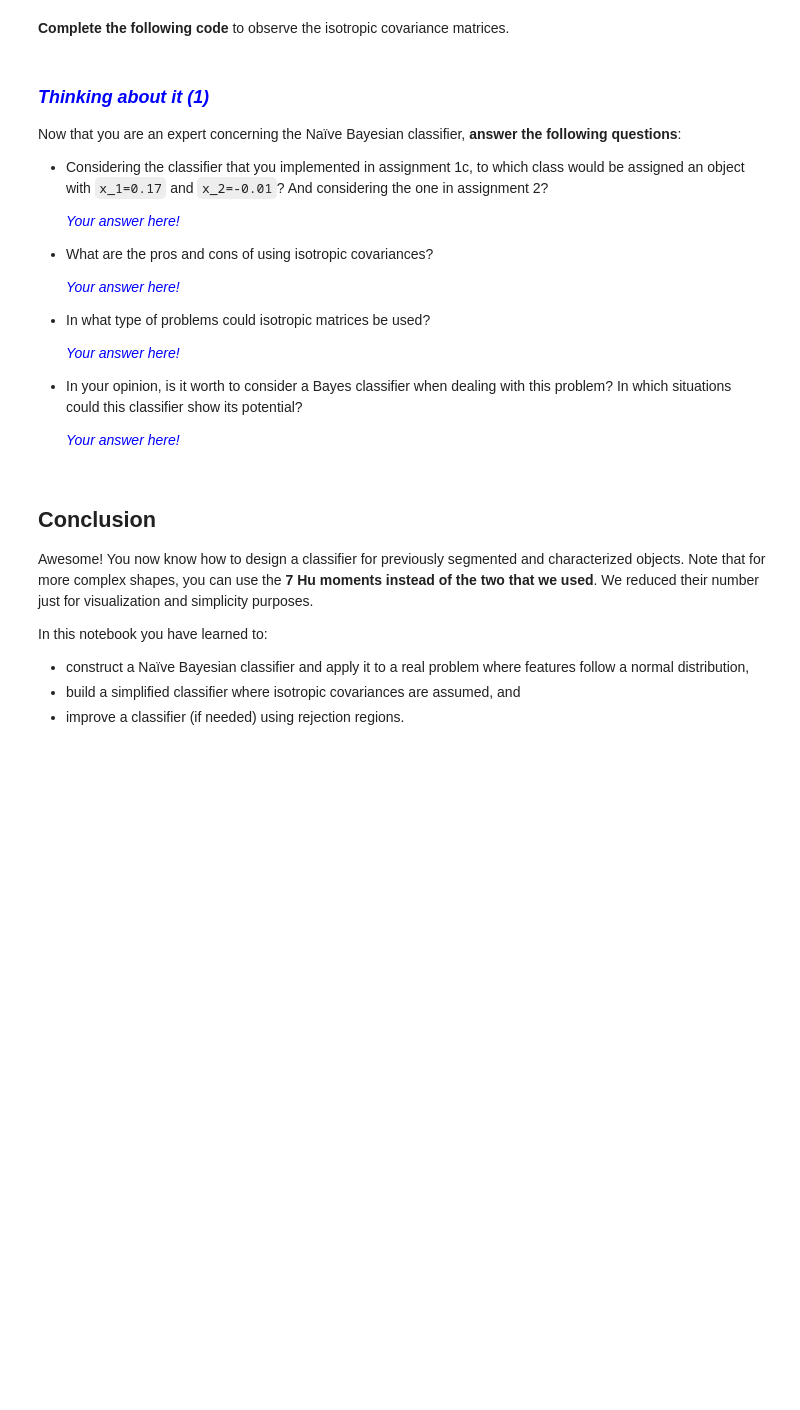
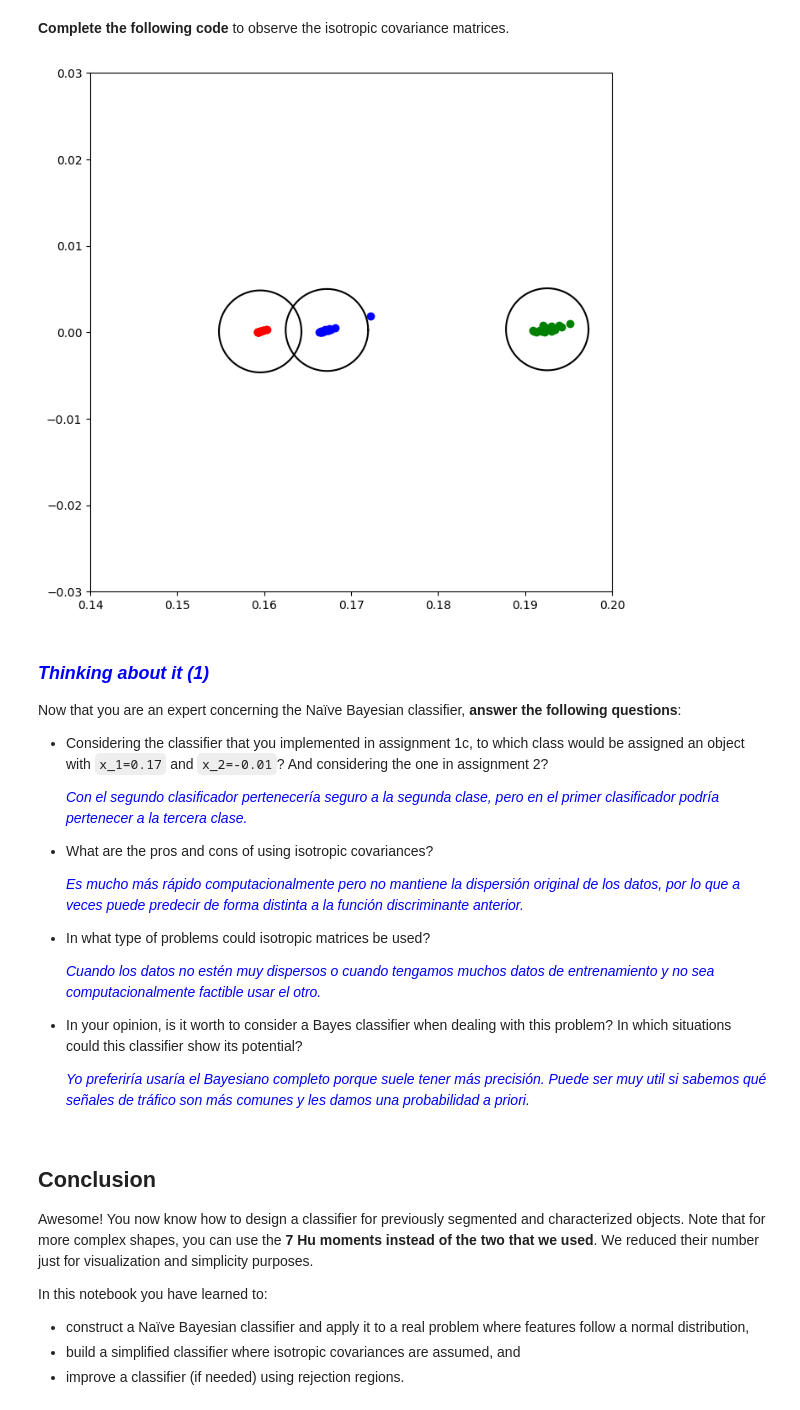
Before and after one commit to Javierub32/3-Carrera-Software, a Jupyter notebook: Vision Por Computador/Chapter 07. Object Recognition/7.2 Bayesian Classifier based on normal distribution.ipynb, the cells around one changed output. Saved outputs shown, nothing was run; the diff lists cells and outputs as text; code cells hidden in the pictures; blank space fills up the shorter version.

```diff
--- a/Vision Por Computador/Chapter 07. Object Recognition/7.2 Bayesian Classifier based on normal distribution.ipynb
+++ b/Vision Por Computador/Chapter 07. Object Recognition/7.2 Bayesian Classifier based on normal distribution.ipynb
@@ -577,19 +597,24 @@ classify_image_isotropic(None)
 # %%
 # Create figure
 fig, ax = plt.subplots()
 plt.axis([0.14, 0.2, -0.03, 0.03])
 
 # Plot hu moments
 plt.plot(train_triangles[0,:],train_triangles[1,:],'go')
 plt.plot(train_circles[0,:],train_circles[1,:],'ro')
 plt.plot(train_squares[0,:],train_squares[1,:],'bo')
 
-# Plot ellipses representing covariance matrices
-PlotEllipse(fig, ax, np.vstack(None), None, 0.003, color='black')
-PlotEllipse(fig, ax, np.vstack(None), None, 0.003, color='black')
-PlotEllipse(fig, ax, np.vstack(None), None, 0.003, color='black')
+sigma_squared = 0.0000001
+cov_isotropic = sigma_squared * np.eye(2)
+
+PlotEllipse(fig, ax, np.vstack(mean_triangles), cov_isotropic, 15, color='black')
+PlotEllipse(fig, ax, np.vstack(mean_circles), cov_isotropic, 15, color='black')
+PlotEllipse(fig, ax, np.vstack(mean_squares), cov_isotropic, 15, color='black')
+
 
 fig.canvas.draw()
+# %% [output]
+[figure, added]
 # %% [markdown]
 ### <font color="blue"><b><i>Thinking about it (1)</i></b></font>
 
@@ -597,19 +622,19 @@ Now that you are an expert concerning the Naïve Bayesian classifier, **answer t
 
 - Considering the classifier that you implemented in assignment 1c, to which class would be assigned an object with `x_1=0.17` and `x_2=-0.01`? And considering the one in assignment 2?
 
-    <p style="margin: 4px 0px 6px 5px; color:blue"><i>Your answer here!</i></p>
+    <p style="margin: 4px 0px 6px 5px; color:blue"><i>Con el segundo clasificador pertenecería seguro a la segunda clase, pero en el primer clasificador podría pertenecer a la tercera clase.</i></p>
 
 - What are the pros and cons of using isotropic covariances?
 
-    <p style="margin: 4px 0px 6px 5px; color:blue"><i>Your answer here!</i></p>
+    <p style="margin: 4px 0px 6px 5px; color:blue"><i>Es mucho más rápido computacionalmente pero no mantiene la dispersión original de los datos, por lo que a veces puede predecir de forma distinta a la función discriminante anterior.</i></p>
 
 - In what type of problems could isotropic matrices be used?
 
-    <p style="margin: 4px 0px 6px 5px; color:blue"><i>Your answer here!</i></p>
+    <p style="margin: 4px 0px 6px 5px; color:blue"><i>Cuando los datos no estén muy dispersos o cuando tengamos muchos datos de entrenamiento y no sea computacionalmente factible usar el otro. </i></p>
 
 - In your opinion, is it worth to consider a Bayes classifier when dealing with this problem? In which situations could this classifier show its potential?
 
-    <p style="margin: 4px 0px 6px 5px; color:blue"><i>Your answer here!</i></p>
+    <p style="margin: 4px 0px 6px 5px; color:blue"><i>Yo preferiría usaría el Bayesiano completo porque suele tener más precisión. Puede ser muy util si sabemos qué señales de tráfico son más comunes y les damos una probabilidad a priori.</i></p>
 # %% [markdown]
 ## Conclusion
 
```
Also changed, not shown: parts of 6 cells of this notebook, 9 other files.
